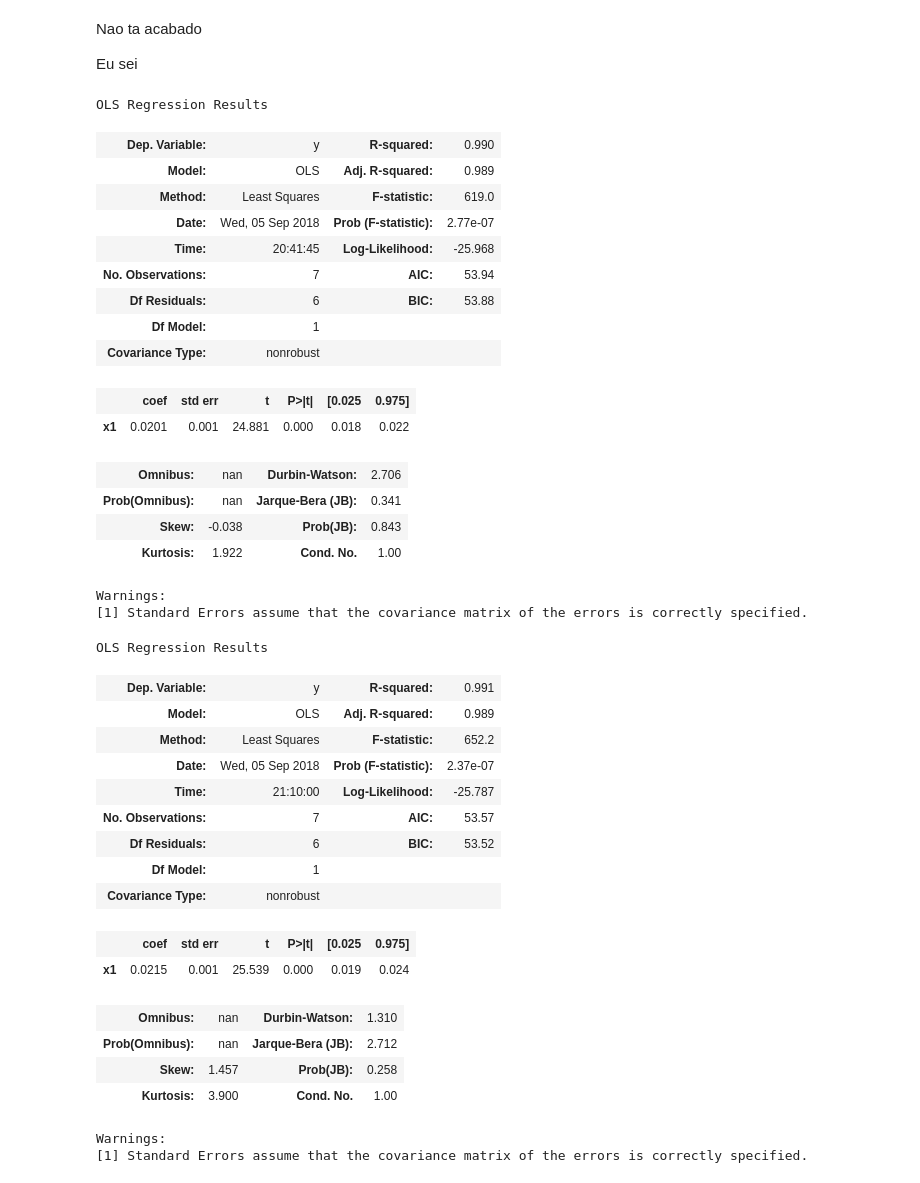
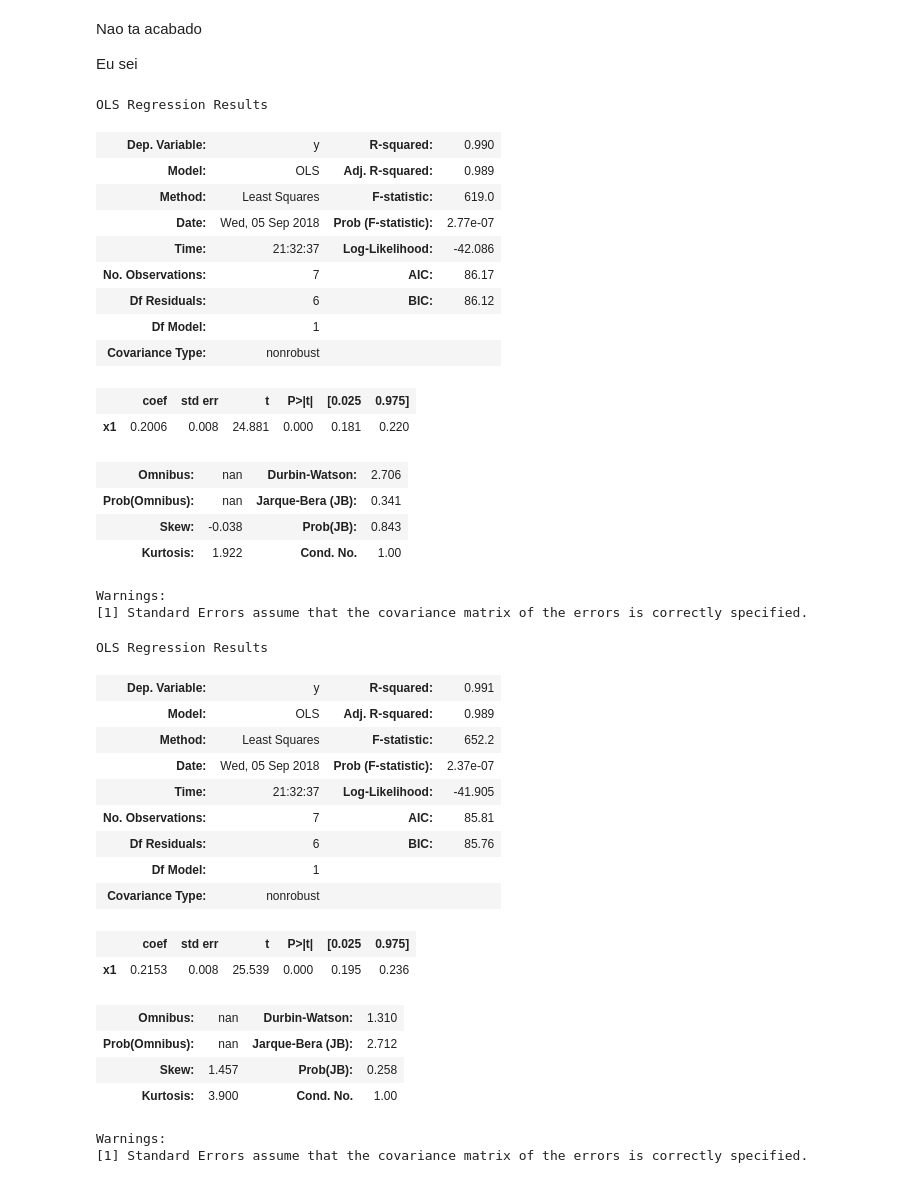
Before and after one commit to tiagodalloca/f229, a Jupyter notebook: experimento 2/Graficos.ipynb, the cells around one changed output. Drawn from its saved outputs; the diff is of its cells as text; code cells hidden in the pictures.

```diff
--- a/experimento 2/Graficos.ipynb
+++ b/experimento 2/Graficos.ipynb
@@ -106,23 +106,23 @@ import pandas as pd
 import statsmodels.api as sm
 import math
 # %%
-model = sm.OLS(np.array(harmonicos_separados[0]['Peso (g)']),
+model = sm.OLS(np.array(harmonicos_separados[0]['Peso (g)']*10),
                (np.array(harmonicos_separados[0]['Comprimento (cm)'] / 100 * 240 / 1))**2)
 result = model.fit()
 result.summary()
 # %% [output]
 OLS Regression Results
 | Dep. Variable: | y | R-squared: | 0.990 |
 | Model: | OLS | Adj. R-squared: | 0.989 |
 | Method: | Least Squares | F-statistic: | 619.0 |
 | Date: | Wed, 05 Sep 2018 | Prob (F-statistic): | 2.77e-07 |
-| Time: | 20:41:45 | Log-Likelihood: | -25.968 |
-| No. Observations: | 7 | AIC: | 53.94 |
-| Df Residuals: | 6 | BIC: | 53.88 |
+| Time: | 21:32:37 | Log-Likelihood: | -42.086 |
+| No. Observations: | 7 | AIC: | 86.17 |
+| Df Residuals: | 6 | BIC: | 86.12 |
 | Df Model: | 1 |  |  |
 | Covariance Type: | nonrobust |  |  |
 |  | coef | std err | t | P>|t| | [0.025 | 0.975] |
-| x1 | 0.0201 | 0.001 | 24.881 | 0.000 | 0.018 | 0.022 |
+| x1 | 0.2006 | 0.008 | 24.881 | 0.000 | 0.181 | 0.220 |
 | Omnibus: | nan | Durbin-Watson: | 2.706 |
 | Prob(Omnibus): | nan | Jarque-Bera (JB): | 0.341 |
 | Skew: | -0.038 | Prob(JB): | 0.843 |
@@ -130,7 +130,7 @@ OLS Regression Results
 Warnings:
 [1] Standard Errors assume that the covariance matrix of the errors is correctly specified.
 # %%
-model = sm.OLS(np.array(harmonicos_separados[1]['Peso (g)']),
+model = sm.OLS(np.array(harmonicos_separados[1]['Peso (g)']*10),
                (np.array(harmonicos_separados[1]['Comprimento (cm)'] / 100 * 240 / 2))**2)
 result = model.fit()
 result.summary()
@@ -140,13 +140,13 @@ OLS Regression Results
 | Model: | OLS | Adj. R-squared: | 0.989 |
 | Method: | Least Squares | F-statistic: | 652.2 |
 | Date: | Wed, 05 Sep 2018 | Prob (F-statistic): | 2.37e-07 |
-| Time: | 21:10:00 | Log-Likelihood: | -25.787 |
-| No. Observations: | 7 | AIC: | 53.57 |
-| Df Residuals: | 6 | BIC: | 53.52 |
+| Time: | 21:32:37 | Log-Likelihood: | -41.905 |
+| No. Observations: | 7 | AIC: | 85.81 |
+| Df Residuals: | 6 | BIC: | 85.76 |
 | Df Model: | 1 |  |  |
 | Covariance Type: | nonrobust |  |  |
 |  | coef | std err | t | P>|t| | [0.025 | 0.975] |
-| x1 | 0.0215 | 0.001 | 25.539 | 0.000 | 0.019 | 0.024 |
+| x1 | 0.2153 | 0.008 | 25.539 | 0.000 | 0.195 | 0.236 |
 | Omnibus: | nan | Durbin-Watson: | 1.310 |
 | Prob(Omnibus): | nan | Jarque-Bera (JB): | 2.712 |
 | Skew: | 1.457 | Prob(JB): | 0.258 |
```
Also changed, not shown: parts of 4 cells of this notebook.
